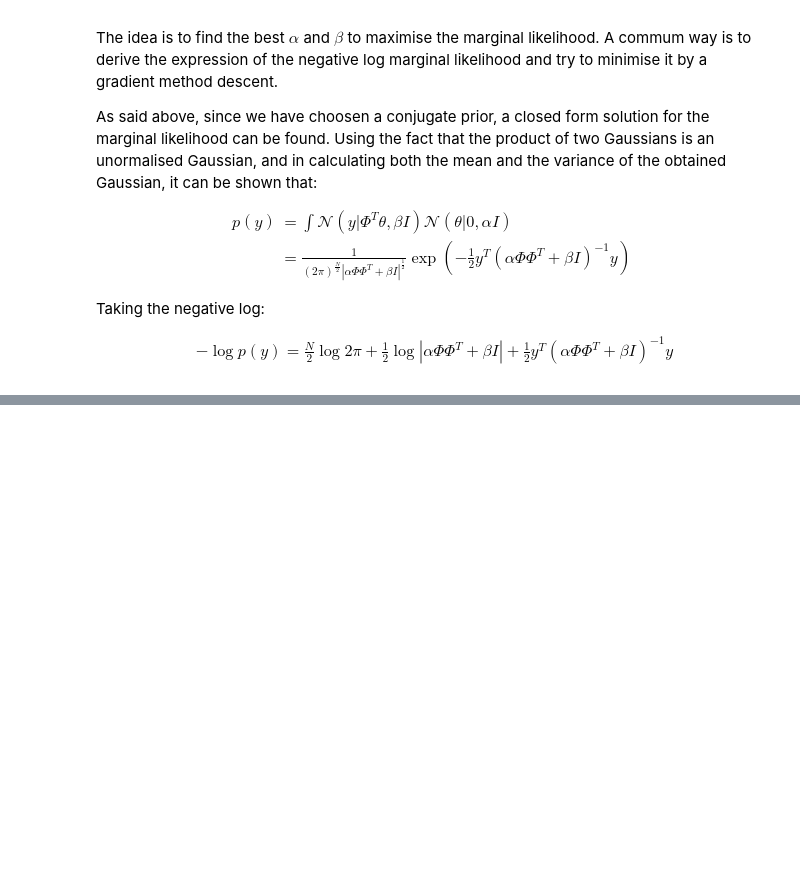
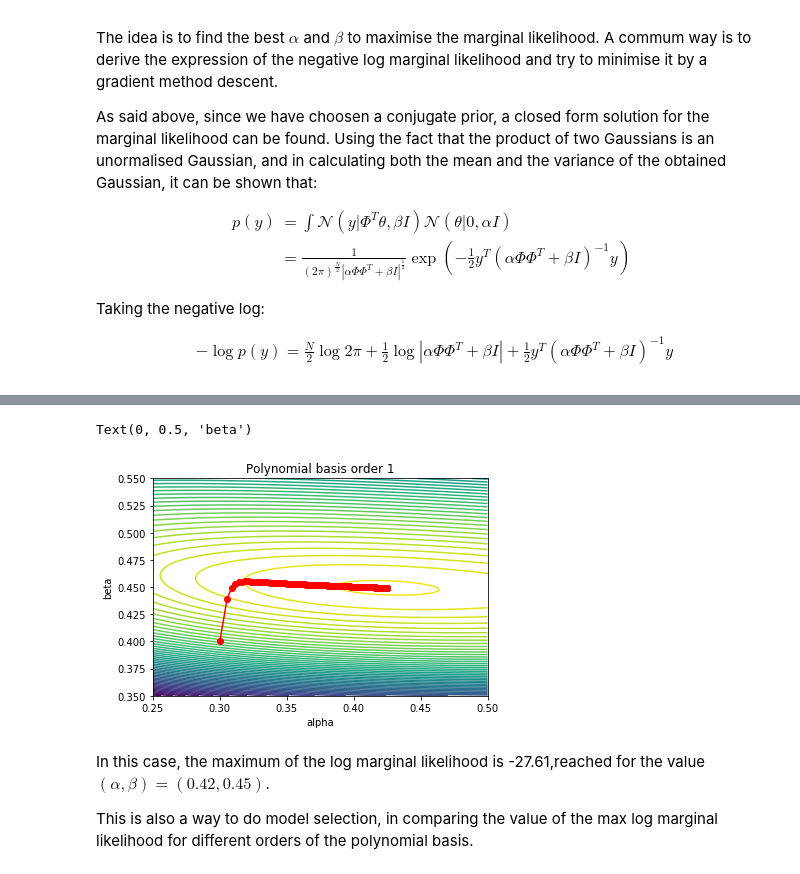
Before and after one commit to StaffG/bayesian, a Jupyter notebook: bayesian.ipynb, the cells around one changed output, grey strips where cells are left out. Cells and saved outputs as stored; diff of their text form; code cells hidden in the pictures; blank space fills up the shorter version.

```diff
--- a/bayesian.ipynb
+++ b/bayesian.ipynb
@@ -54,0 +58,23 @@ The partial derivatives with respect to $\alpha$ and $\beta$ can be calculated:
+# %%
+N = 25
+X = np.reshape(np.linspace(0, 0.9, N), (N, 1))
+Y = np.cos(10*X**2) + 0.1 * np.sin(100*X)
+x_test = np.linspace(-1,1.3,1000)
+# %%
+def phi(n, x, kernel):
+    if kernel==1: #poly
+        D=np.array([x**i for i in range(n+1)]).flatten()
+    elif kernel==2: #trigo
+        D=np.array([np.cos(2*np.pi*i/2*x) if i%2==0 else np.sin(2*np.pi*(i+1)/2*x) for i in range(2*n+1)]).flatten()
+    elif kernel==3: #gauss
+        D=np.array([])
+        D=np.append(D, 1)
+        value=np.linspace(-.5,1,n)
+        D=np.append(D, [np.exp(-(x-mean)**2/(2*0.1**2)) for mean in value]).flatten()
+    return D
+
+def phi_mat(n, X, kernel):
+    size=n+1
+    if kernel==2:
+        size=2*n+1
+    return np.array([phi(n,x, kernel) for x in X ]).reshape(len(X),size)
@@ -54,0 +122,29 @@ The partial derivatives with respect to $\alpha$ and $\beta$ can be calculated:
+# %%
+nb_iter = 1000
+epsilon = 0.00000001
+alpha_0 = .3
+beta_0 = .4
+kernel = 1
+order = 1
+step_size = .01
+
+alphalist = np.linspace(.25, .5, 100)
+betalist = np.linspace(.35, .55, 100)
+Z = [[0 for i in range(100)] for j in range(100)]
+
+for i in range(100):
+    for j in range(100):
+        Z[i][j] = lml(alphalist[j], betalist[i], phi_mat(order, X, kernel), Y)
+
+plt.contour(alphalist, betalist, Z, 50)
+plt.plot(grad_descent(step_size, nb_iter, epsilon, alpha_0, beta_0, phi_mat(order, X, kernel), Y)[0], grad_descent(step_size, nb_iter, epsilon, alpha_0, beta_0, phi_mat(order, X, kernel), Y)[1], marker="o", color="red")
+plt.title("Polynomial basis order 1")
+plt.xlabel('alpha')
+plt.ylabel('beta')
+# %% [output]
+Text(0, 0.5, 'beta')
+[figure, added]
+# %% [markdown]
+In this case, the maximum of the log marginal likelihood is -27.61,reached for the value $(\alpha, \beta) = (0.42, 0.45)$.
+
+This is also a way to do model selection, in comparing the value of the max log marginal likelihood for different orders of the polynomial basis.
```
Also changed, not shown: parts of 7 cells of this notebook.
